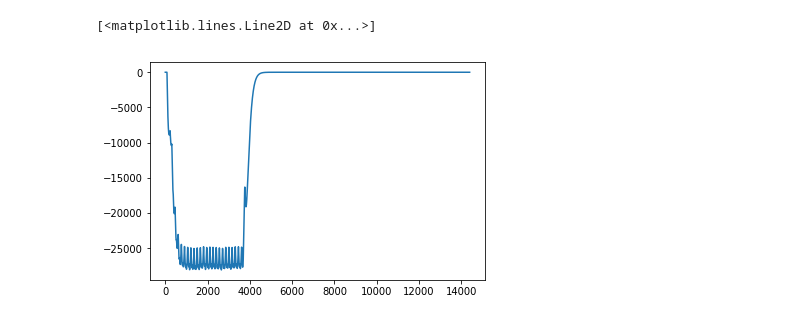
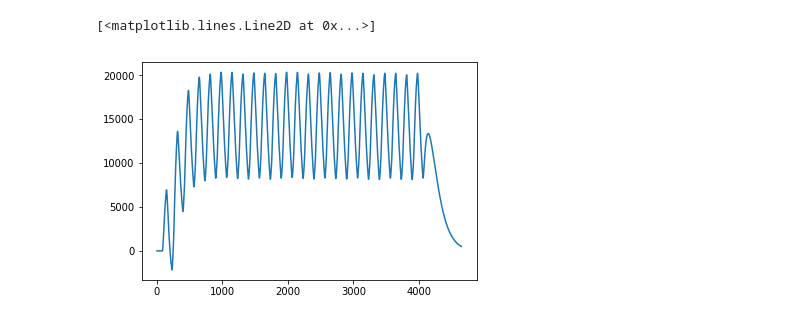
Before and after one commit to adityasinha379/FlyBrainProject, a Jupyter notebook: InputProcessor.ipynb, the cells around one changed output. Cells and saved outputs as stored; diff of their text form; code cells hidden in the pictures.

```diff
--- a/InputProcessor.ipynb
+++ b/InputProcessor.ipynb
@@ -137,7 +11,6 @@ def process_input(angular_velocity = 1000):
 # %%
-pos_out, avdu_out = process_input(5000)
+pos_out, avdu_out = process_input(800)
+plt.plot(avdu_out[1,:])
+# %% [output]
+[<matplotlib.lines.Line2D at 0x...>]
+[figure, added]
-# %%
-plt.plot(avdu_out[0,:])
-# %% [output]
-[<matplotlib.lines.Line2D at 0x...>]
-[figure, removed]
```
Also changed, not shown: parts of 10 cells of this notebook, 4 other files.
